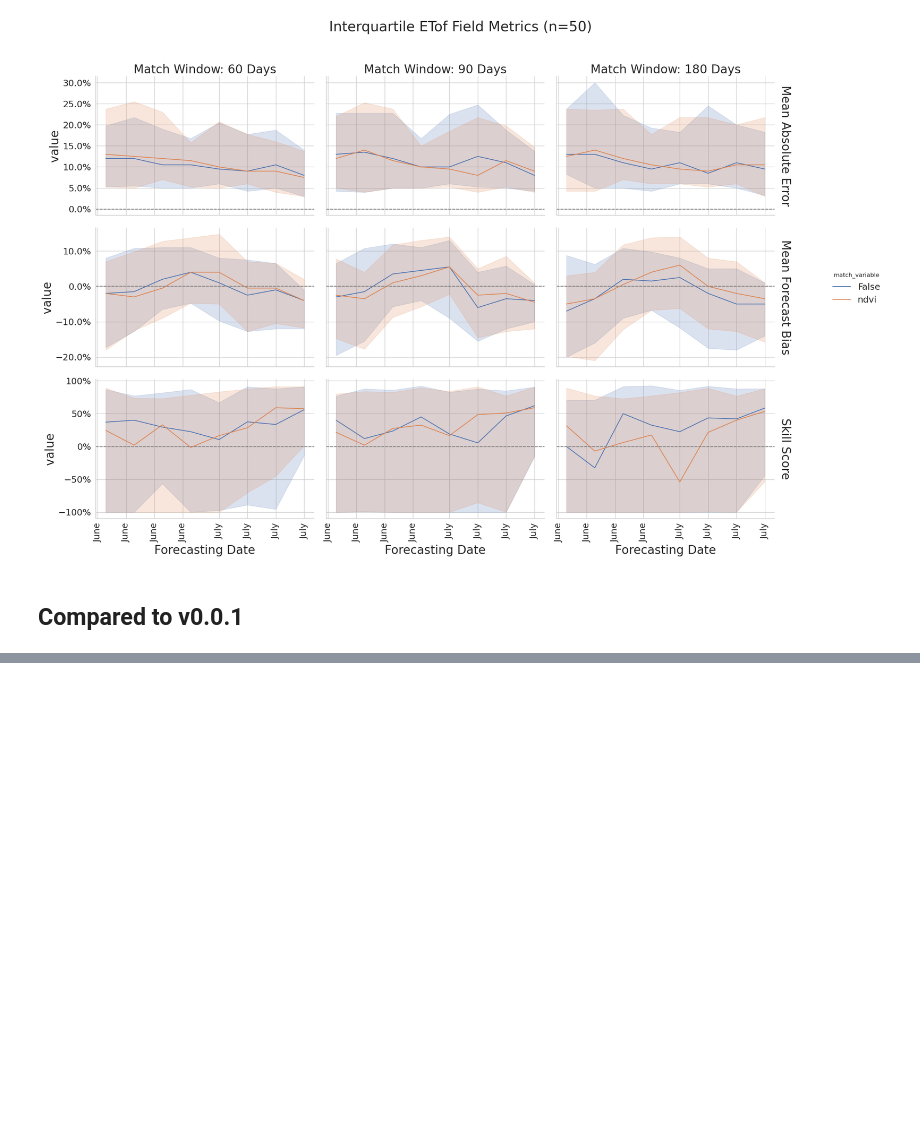
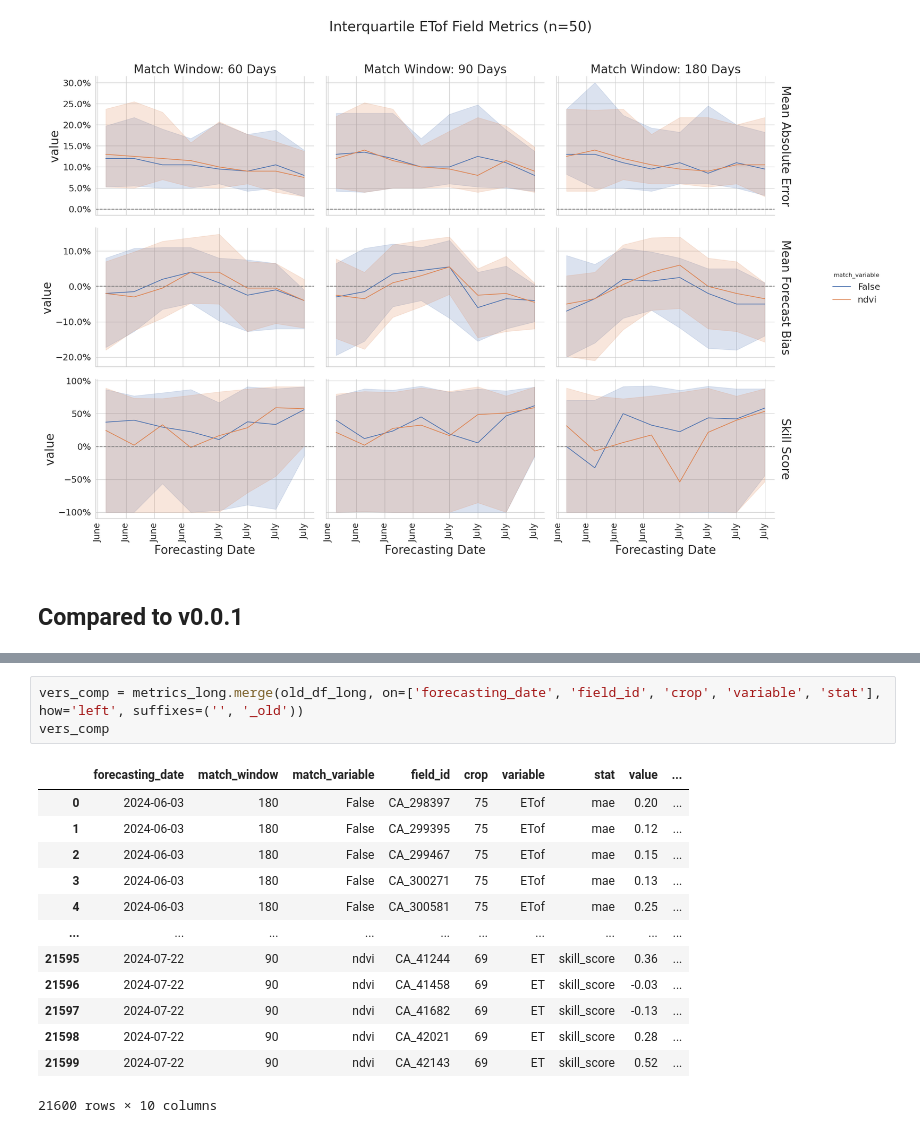
Before and after one commit to watrs-csumb/openet-forecast-analysis, a Jupyter notebook: notebook/kern_match_window_forecast.ipynb, the cells around one changed output, grey strips where cells are left out. Saved outputs shown, nothing was run; the diff lists cells and outputs as text; blank space fills up the shorter version.

```diff
--- a/notebook/kern_match_window_forecast.ipynb
+++ b/notebook/kern_match_window_forecast.ipynb
@@ -246,0 +230,17 @@ array(['CA_298397', 'CA_299395', 'CA_299467', 'CA_300271', 'CA_300581',
+# %%
+vers_comp = metrics_long.merge(old_df_long, on=['forecasting_date', 'field_id', 'crop', 'variable', 'stat'], how='left', suffixes=('', '_old'))
+vers_comp
+# %% [output]
+|  | forecasting_date | match_window | match_variable | field_id | crop | variable | stat | value | ... |
+| 0 | 2024-06-03 | 180 | False | CA_298397 | 75 | ETof | mae | 0.20 | ... |
+| 1 | 2024-06-03 | 180 | False | CA_299395 | 75 | ETof | mae | 0.12 | ... |
+| 2 | 2024-06-03 | 180 | False | CA_299467 | 75 | ETof | mae | 0.15 | ... |
+| 3 | 2024-06-03 | 180 | False | CA_300271 | 75 | ETof | mae | 0.13 | ... |
+| 4 | 2024-06-03 | 180 | False | CA_300581 | 75 | ETof | mae | 0.25 | ... |
+| ... | ... | ... | ... | ... | ... | ... | ... | ... | ... |
+| 21595 | 2024-07-22 | 90 | ndvi | CA_41244 | 69 | ET | skill_score | 0.36 | ... |
+| 21596 | 2024-07-22 | 90 | ndvi | CA_41458 | 69 | ET | skill_score | -0.03 | ... |
+| 21597 | 2024-07-22 | 90 | ndvi | CA_41682 | 69 | ET | skill_score | -0.13 | ... |
+| 21598 | 2024-07-22 | 90 | ndvi | CA_42021 | 69 | ET | skill_score | 0.28 | ... |
+| 21599 | 2024-07-22 | 90 | ndvi | CA_42143 | 69 | ET | skill_score | 0.52 | ... |
+21600 rows × 10 columns
```
Also changed, not shown: parts of 6 cells of this notebook, 2 other files.
